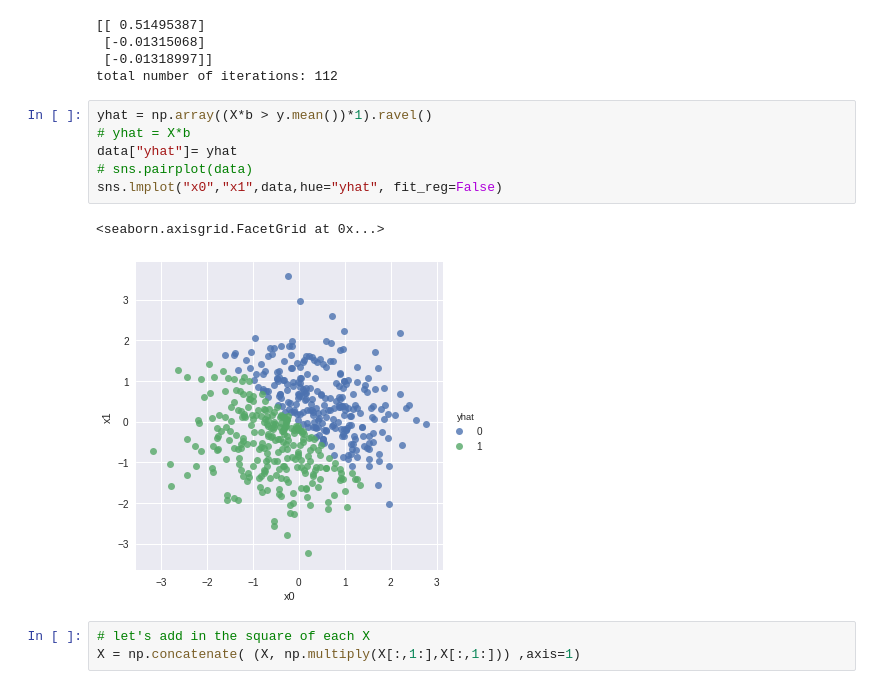
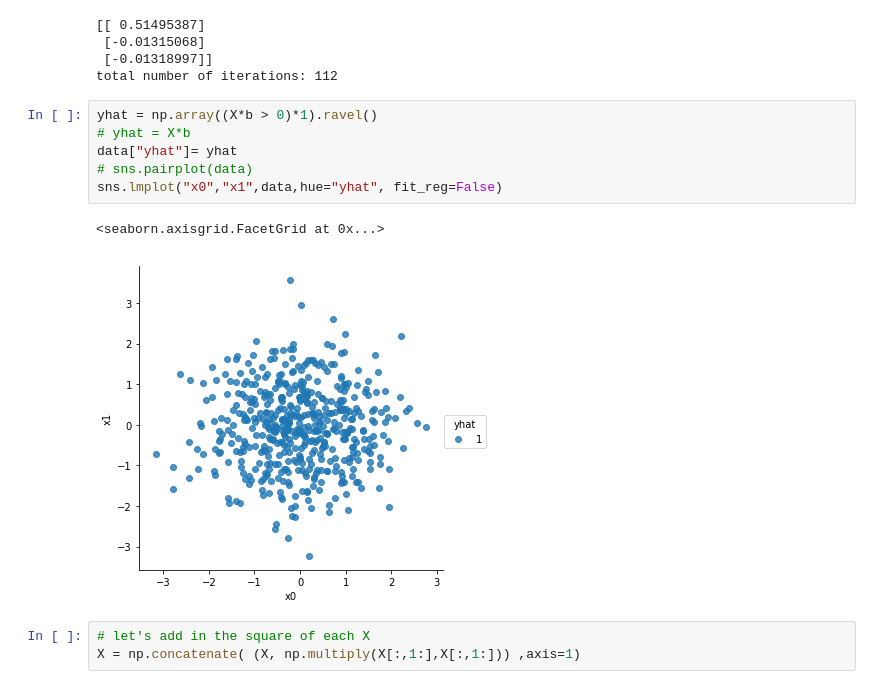
Before and after one commit to timsetsfire/regression-from-scratch, a Jupyter notebook: Regression from Scratch.ipynb, the cells around one changed output. Drawn from its saved outputs; the diff is of its cells as text.

```diff
--- a/Regression from Scratch.ipynb
+++ b/Regression from Scratch.ipynb
@@ -642,14 +662,14 @@ print("total number of iterations: {}".format(linreg.iter))
  [-0.01318997]]
 total number of iterations: 112
 # %%
-yhat = np.array((X*b > y.mean())*1).ravel()
+yhat = np.array((X*b > 0)*1).ravel()
 # yhat = X*b
 data["yhat"]= yhat
 # sns.pairplot(data)
 sns.lmplot("x0","x1",data,hue="yhat", fit_reg=False)
 # %% [output]
 <seaborn.axisgrid.FacetGrid at 0x...>
-[figure, old version]
+[figure, new version]
 # %%
 # let's add in the square of each X
 X = np.concatenate( (X, np.multiply(X[:,1:],X[:,1:])) ,axis=1)
```
Also changed, not shown: parts of 36 cells of this notebook.
